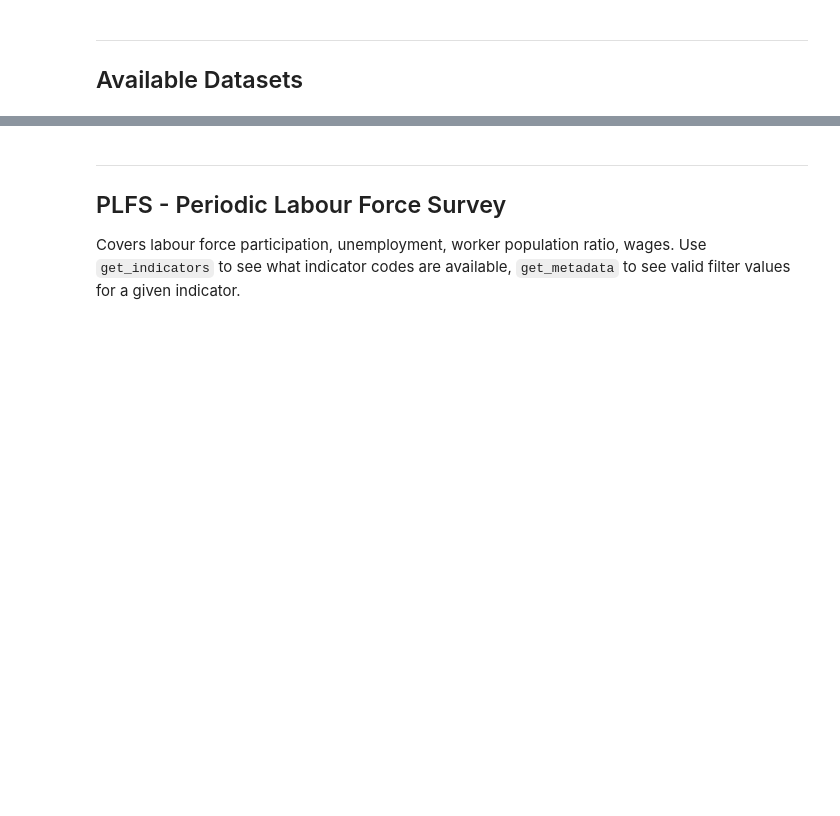
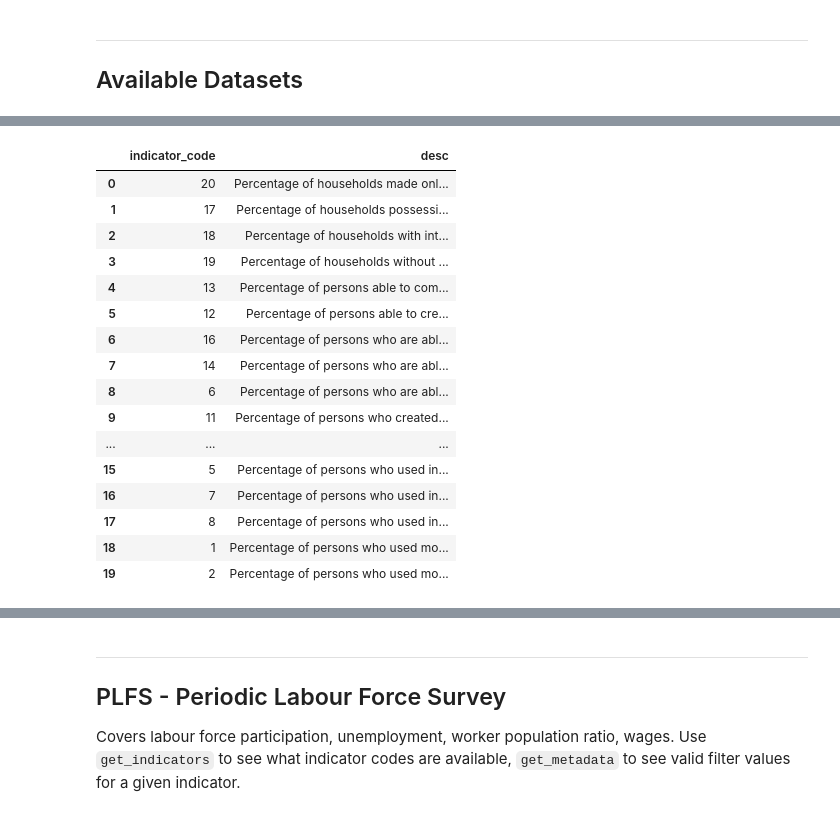
Before and after one commit to nso-india/mospi-esankhyiki, a Jupyter notebook: examples/esankhyiki_tutorial.ipynb, the cells around one changed output, grey strips where cells are left out. Saved outputs shown, nothing was run; the diff lists cells and outputs as text; code cells hidden in the pictures; blank space fills up the shorter version.

```diff
--- a/examples/esankhyiki_tutorial.ipynb
+++ b/examples/esankhyiki_tutorial.ipynb
@@ -19,0 +334,21 @@ esankhyiki.list_datasets(format="df")
+# %%
+# Indicators  by survey_code
+esankhyiki.get_indicators("NSS80", format="df")
+# %% [output]
+|  | indicator_code | desc |
+| 0 | 20 | Percentage of households made onl... |
+| 1 | 17 | Percentage of households possessi... |
+| 2 | 18 | Percentage of households with int... |
+| 3 | 19 | Percentage of households without ... |
+| 4 | 13 | Percentage of persons able to com... |
+| 5 | 12 | Percentage of persons able to cre... |
+| 6 | 16 | Percentage of persons who are abl... |
+| 7 | 14 | Percentage of persons who are abl... |
+| 8 | 6 | Percentage of persons who are abl... |
+| 9 | 11 | Percentage of persons who created... |
+| ... | ... | ... |
+| 15 | 5 | Percentage of persons who used in... |
+| 16 | 7 | Percentage of persons who used in... |
+| 17 | 8 | Percentage of persons who used in... |
+| 18 | 1 | Percentage of persons who used mo... |
+| 19 | 2 | Percentage of persons who used mo... |
```
Also changed, not shown: parts of 36 cells of this notebook, 18 other files.
